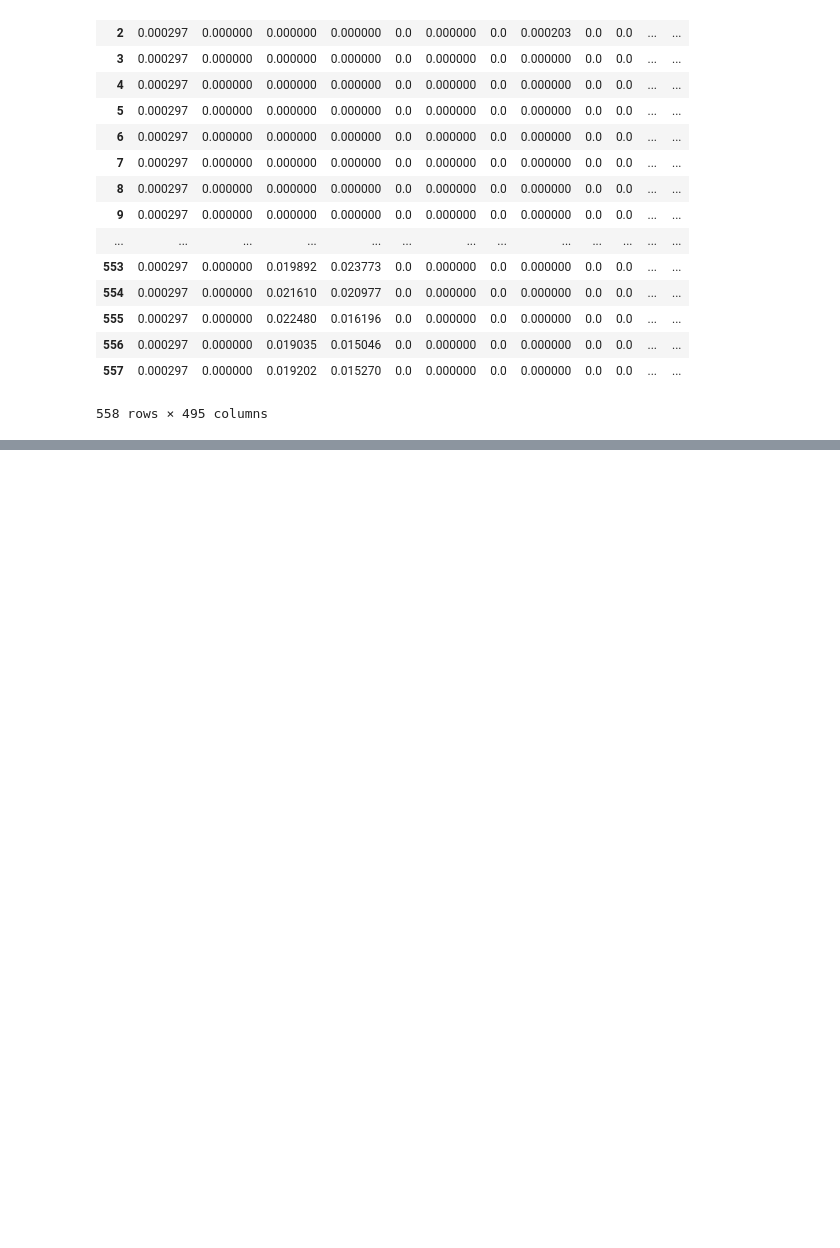
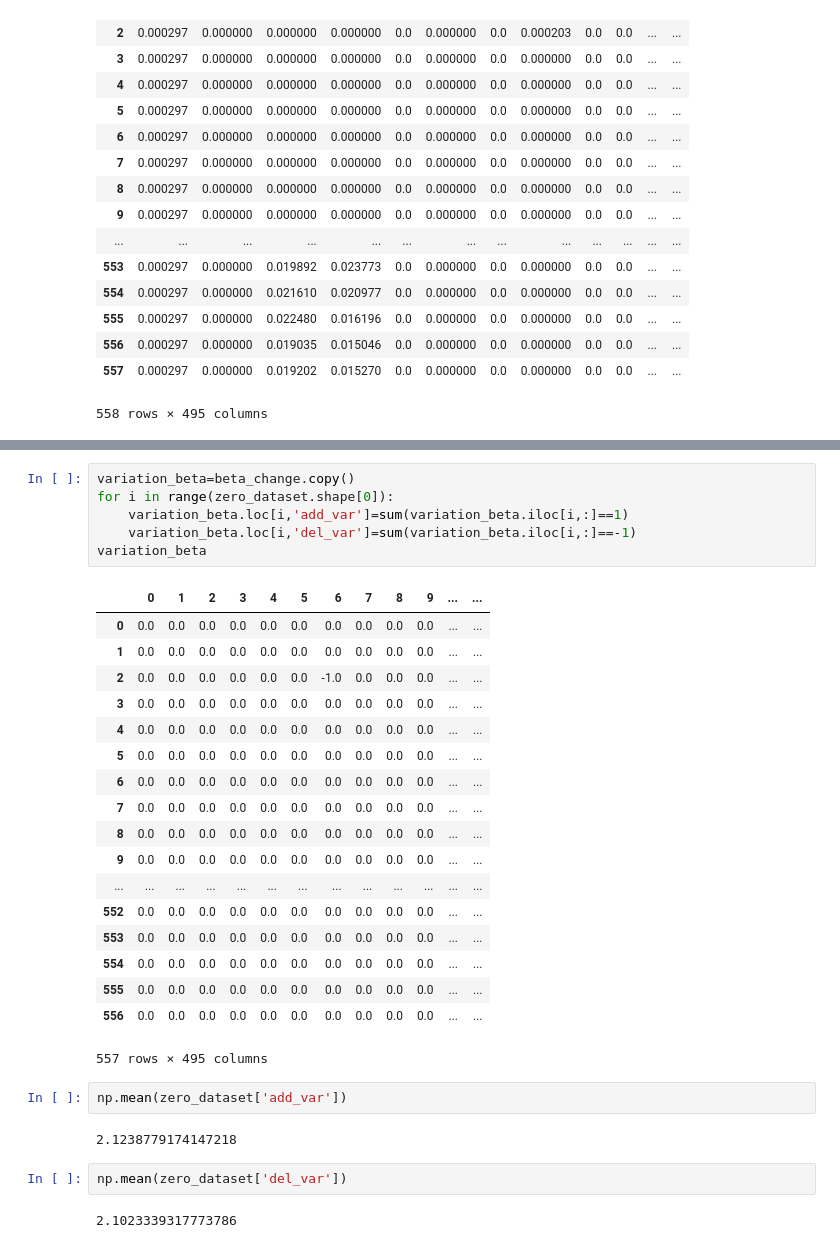
Before and after one commit to GiovanniMisseri/NonNegativeLASSO-PortfolioReplication, a Jupyter notebook: Data/Project.ipynb, the cells around one changed output, grey strips where cells are left out. Drawn from its saved outputs; the diff is of its cells as text; blank space fills up the shorter version.

```diff
--- a/Data/Project.ipynb
+++ b/Data/Project.ipynb
@@ -288,0 +373,33 @@ dataset.iloc[:254,:]
+# %%
+variation_beta=beta_change.copy()
+for i in range(zero_dataset.shape[0]):
+    variation_beta.loc[i,'add_var']=sum(variation_beta.iloc[i,:]==1)
+    variation_beta.loc[i,'del_var']=sum(variation_beta.iloc[i,:]==-1)
+variation_beta
+# %% [output]
+|  | 0 | 1 | 2 | 3 | 4 | 5 | 6 | 7 | 8 | 9 | ... | ... |
+| 0 | 0.0 | 0.0 | 0.0 | 0.0 | 0.0 | 0.0 | 0.0 | 0.0 | 0.0 | 0.0 | ... | ... |
+| 1 | 0.0 | 0.0 | 0.0 | 0.0 | 0.0 | 0.0 | 0.0 | 0.0 | 0.0 | 0.0 | ... | ... |
+| 2 | 0.0 | 0.0 | 0.0 | 0.0 | 0.0 | 0.0 | -1.0 | 0.0 | 0.0 | 0.0 | ... | ... |
+| 3 | 0.0 | 0.0 | 0.0 | 0.0 | 0.0 | 0.0 | 0.0 | 0.0 | 0.0 | 0.0 | ... | ... |
+| 4 | 0.0 | 0.0 | 0.0 | 0.0 | 0.0 | 0.0 | 0.0 | 0.0 | 0.0 | 0.0 | ... | ... |
+| 5 | 0.0 | 0.0 | 0.0 | 0.0 | 0.0 | 0.0 | 0.0 | 0.0 | 0.0 | 0.0 | ... | ... |
+| 6 | 0.0 | 0.0 | 0.0 | 0.0 | 0.0 | 0.0 | 0.0 | 0.0 | 0.0 | 0.0 | ... | ... |
+| 7 | 0.0 | 0.0 | 0.0 | 0.0 | 0.0 | 0.0 | 0.0 | 0.0 | 0.0 | 0.0 | ... | ... |
+| 8 | 0.0 | 0.0 | 0.0 | 0.0 | 0.0 | 0.0 | 0.0 | 0.0 | 0.0 | 0.0 | ... | ... |
+| 9 | 0.0 | 0.0 | 0.0 | 0.0 | 0.0 | 0.0 | 0.0 | 0.0 | 0.0 | 0.0 | ... | ... |
+| ... | ... | ... | ... | ... | ... | ... | ... | ... | ... | ... | ... | ... |
+| 552 | 0.0 | 0.0 | 0.0 | 0.0 | 0.0 | 0.0 | 0.0 | 0.0 | 0.0 | 0.0 | ... | ... |
+| 553 | 0.0 | 0.0 | 0.0 | 0.0 | 0.0 | 0.0 | 0.0 | 0.0 | 0.0 | 0.0 | ... | ... |
+| 554 | 0.0 | 0.0 | 0.0 | 0.0 | 0.0 | 0.0 | 0.0 | 0.0 | 0.0 | 0.0 | ... | ... |
+| 555 | 0.0 | 0.0 | 0.0 | 0.0 | 0.0 | 0.0 | 0.0 | 0.0 | 0.0 | 0.0 | ... | ... |
+| 556 | 0.0 | 0.0 | 0.0 | 0.0 | 0.0 | 0.0 | 0.0 | 0.0 | 0.0 | 0.0 | ... | ... |
+557 rows × 495 columns
+# %%
+np.mean(zero_dataset['add_var'])
+# %% [output]
+2.1238779174147218
+# %%
+np.mean(zero_dataset['del_var'])
+# %% [output]
+2.1023339317773786
```
Also changed, not shown: parts of 31 cells of this notebook.
